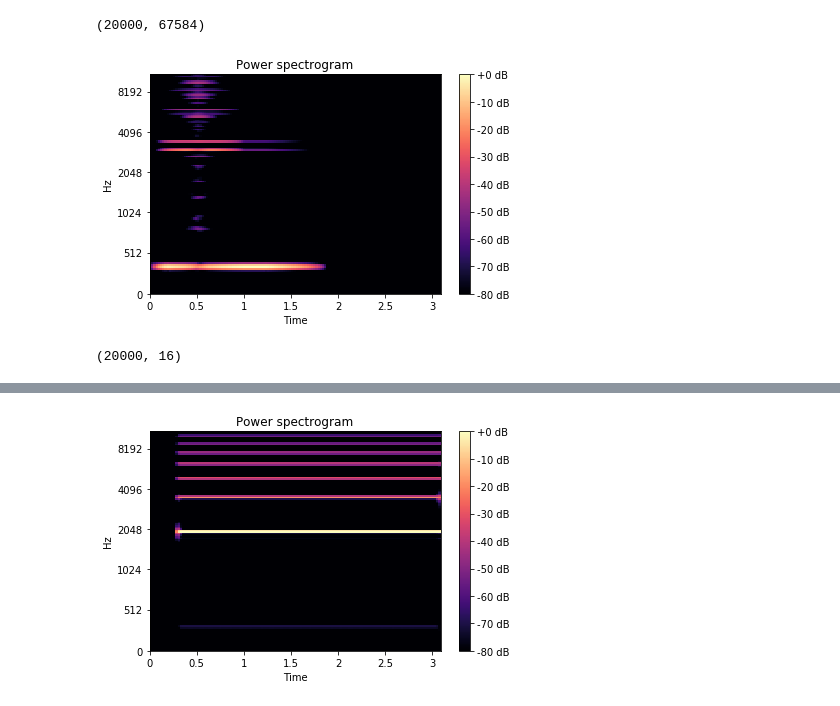
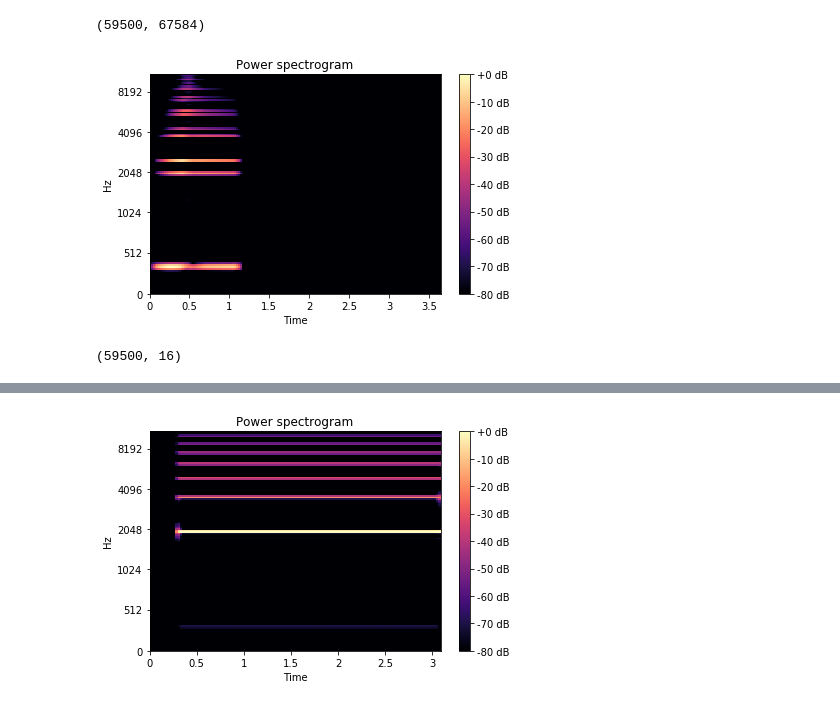
Before and after one commit to JoeCleveland/Synthavinci, a Jupyter notebook: FM_Regression.ipynb, the cells around one changed output, grey strips where cells are left out. Drawn from its saved outputs; the diff is of its cells as text; code cells hidden in the pictures.

```diff
--- a/FM_Regression.ipynb
+++ b/FM_Regression.ipynb
@@ -23,5 +21,7 @@ Using TensorFlow backend.
 # %%
-num_data = 20000
+#20000 + 33000 + 6500 = 59500
+
+num_data = 59500 #6000 for validation, 53500 for training
 num_params = 16
 samp_length = 67584
 
@@ -29,36 +29,46 @@ X_data = np.zeros(shape=(num_data,samp_length))
 print(X_data.shape)
 
 for r in range(0, num_data):
-    audio = wavload.readwav('/Users/josephcleveland/FMData/samp' + str(r) + '.wav')[2]
+    if r < 20000:
+        audio = wavload.readwav('/Users/josephcleveland/Downloads/EvenMoreFMData/' + str(r) + '.wav')[2]
+    elif r < 53000:
+        audio = wavload.readwav('/Users/josephcleveland/FMData/samp' + str(r - 20000) + '.wav')[2]
+    else:
+        audio = wavload.readwav('/Users/josephcleveland/MoreFMData/samp' + str(r - 53000) + '.wav')[2]
     audio = audio.T[0]
-    if(audio.shape != samp_length):
+    if(audio.shape[0] < samp_length):
         padded = np.zeros(shape=(samp_length))
         padded[:np.shape(audio)[0]] = audio
         audio = padded
+    else:
+        audio = audio[0:samp_length]
     X_data[r] = audio
 # %% [output]
-(20000, 67584)
+(59500, 67584)
 # %%
-Spectogram = np.abs(librosa.feature.melspectrogram(X_data[2000], sr=44100, n_mels=128))
+Spectogram = np.abs(librosa.feature.melspectrogram(X_data[100], sr=44100, n_mels=128))
 librosa.display.specshow(librosa.amplitude_to_db(Spectogram,
                         ref=np.max),
                           y_axis='mel', x_axis='time')
 plt.title('Power spectrogram')
 plt.colorbar(format='%+2.0f dB')
 plt.tight_layout()
 # %% [output]
-[figure, old version]
+[figure, new version]
 # %%
 Y_data = np.zeros(shape=(num_data))
-mat = np.genfromtxt('/Users/josephcleveland/FMData/mat.txt', delimiter=',')
-print(mat.shape)
-Y_data = mat
+mat1 = np.genfromtxt('/Users/josephcleveland/Downloads/EvenMoreFMData/m.txt', delimiter=',')
+mat2 = np.genfromtxt('/Users/josephcleveland/FMData/mat.txt', delimiter=',')
+mat3 = np.genfromtxt('/Users/josephcleveland/MoreFMData/mat.txt', delimiter=',')
+
+Y_data = np.concatenate((mat1[0:20000], mat2[0:33000], mat3[0:6500]))
 Y_train = Y_data
+print(Y_train.shape)
 #for i in range(0, 10000):
 #    onehot = to_categorical(mat[i], 16)
 #    Y_data[i] = onehot.ravel()
 # %% [output]
-(20000, 16)
+(59500, 16)
 # %%
 
 X_train = np.zeros((num_data, 64, 64))
```
Also changed, not shown: parts of 10 cells of this notebook.
